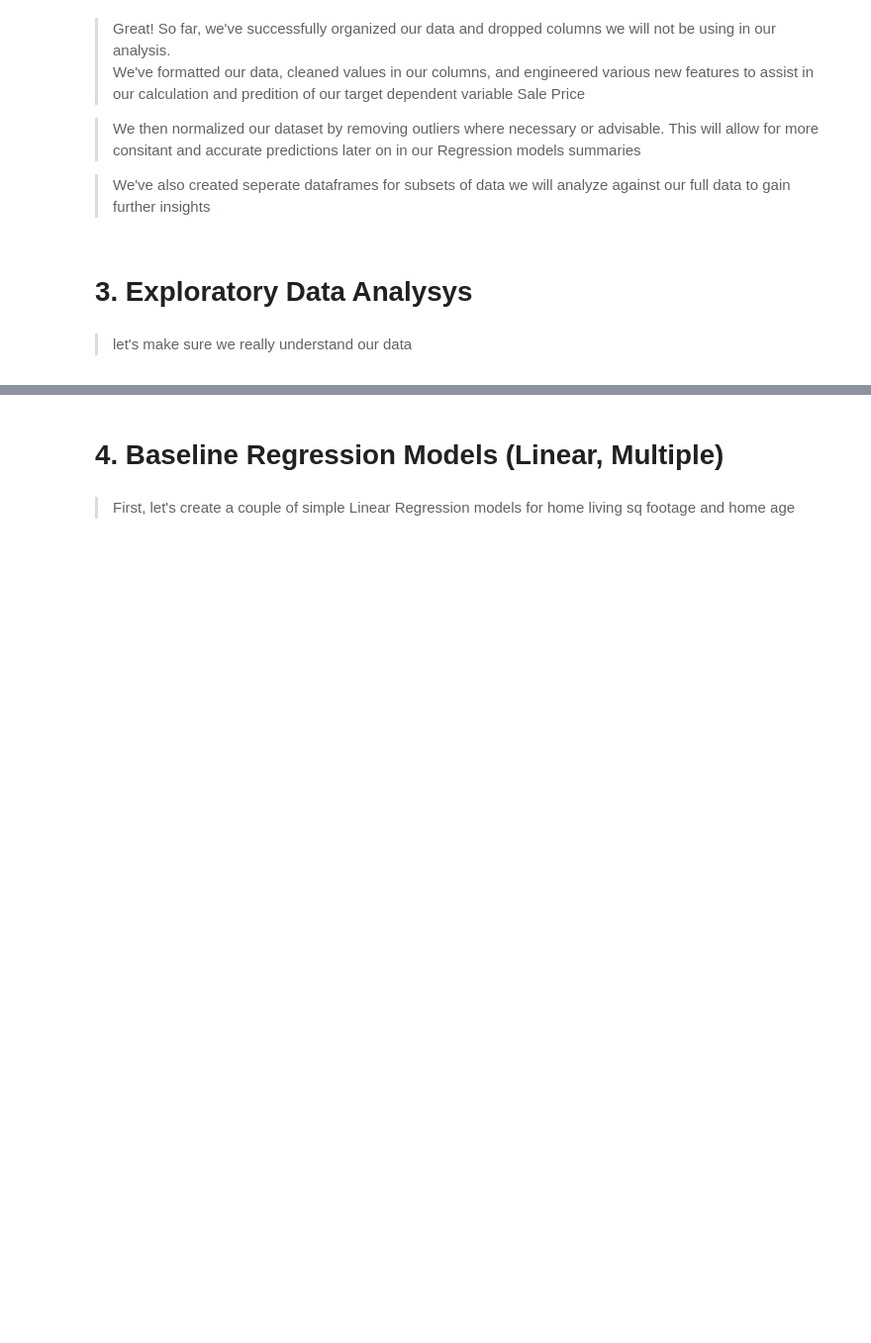
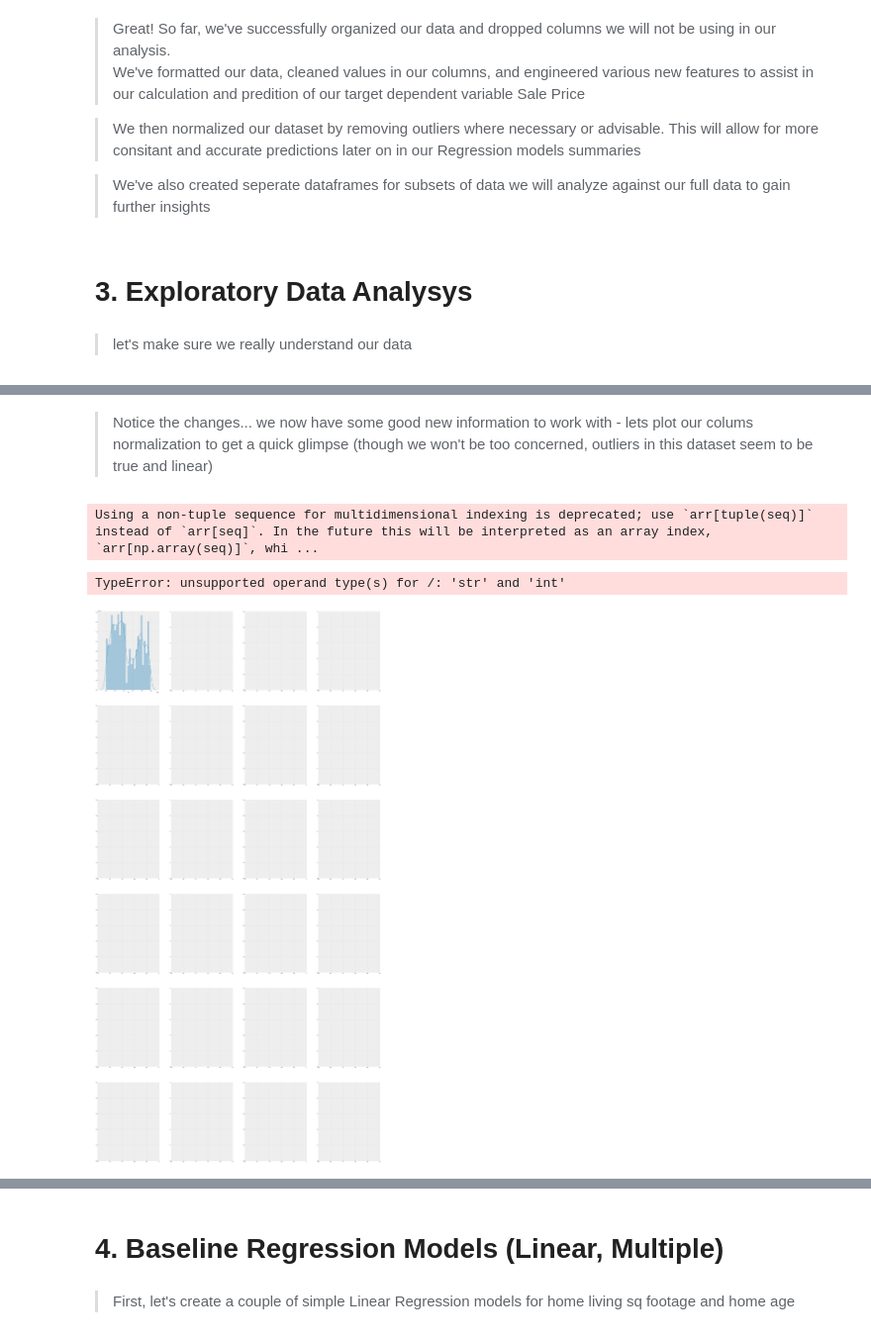
Before and after one commit to DIGITALFRANK/dsc-v2-mod1-final-project, a Jupyter notebook: student.ipynb, the cells around one changed output, grey strips where cells are left out. Shown at 99% size. Cells and saved outputs as stored; diff of their text form; code cells hidden in the pictures; blank space fills up the shorter version.

```diff
--- a/student.ipynb
+++ b/student.ipynb
@@ -547,0 +559,3 @@ waterfront_properties.head()
+# %%
+for col in df.columns:
+    print(col, '\n', df[col].value_counts(normalize=True).head(), '\n\n')
@@ -547,0 +580,23 @@ waterfront_properties.head()
+# %% [markdown]
+> Notice the changes... we now have some good new information to work with
+    - lets plot our colums normalization to get a quick glimpse
+    (though we won't be too concerned, outliers in this dataset seem to be true and linear)
+# %%
+# seaborn distribution subplot function
+def dist_plots(df):
+    fig, axes = plt.subplots(int(len(df.columns)/4), 4, figsize=(50,100), squeeze=False)
+    row = 1
+    column = 1
+    for i, col in enumerate(df.columns):
+        sns.distplot(df[col], ax=axes.flatten()[i])
+        # sns.distplot(col, label=str(col), ax=axes.flatten()[i])
+        column+=1
+        if i%4 == 0:
+            row+=1
+            column = 1
+
+dist_plots(df)
+# %% [output]
+Using a non-tuple sequence for multidimensional indexing is deprecated; use `arr[tuple(seq)]` instead of `arr[seq]`. In the future this will be interpreted as an array index, `arr[np.array(seq)]`, whi ...
+TypeError: unsupported operand type(s) for /: 'str' and 'int'
+[figure, added]
```
Also changed, not shown: parts of 11 cells of this notebook, 1 other file.
